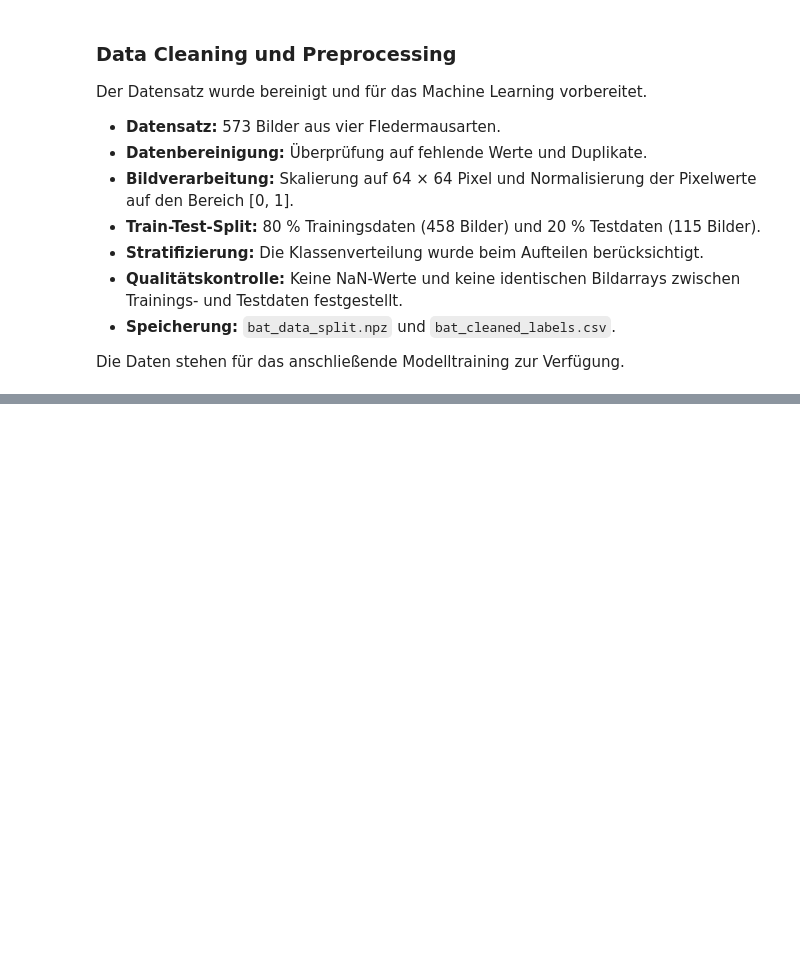
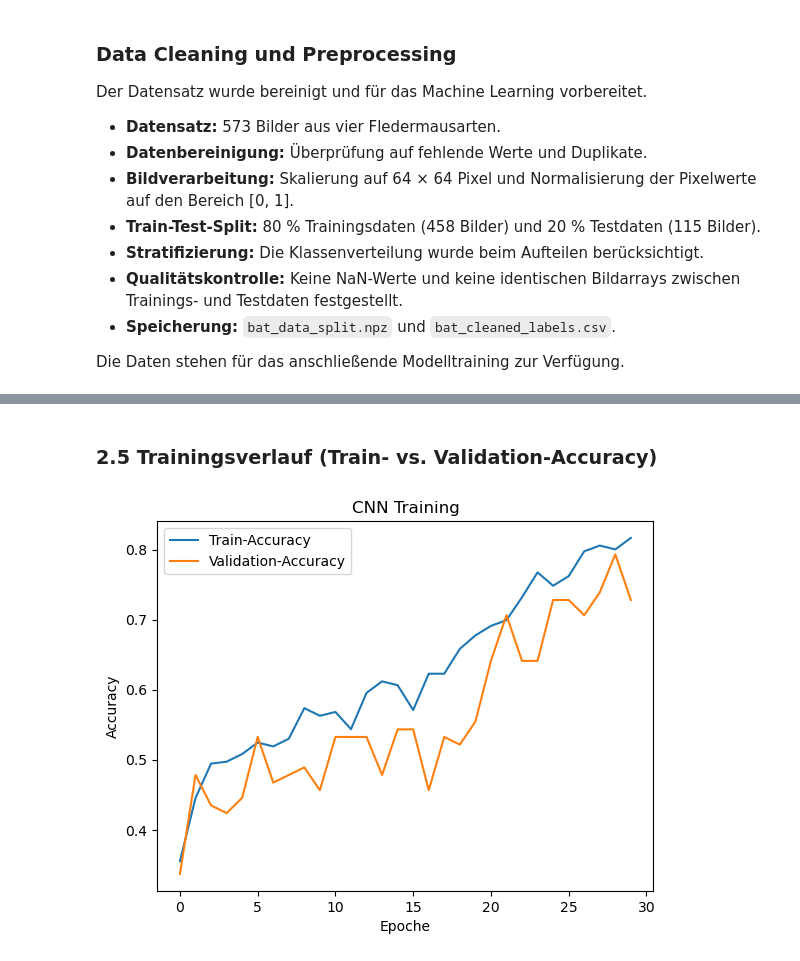
Before and after one commit to tasnim129/bat-orientation-calls, a Jupyter notebook: Bat_Orien_ML.ipynb, the cells around one changed output, grey strips where cells are left out. Cells and saved outputs as stored; diff of their text form; code cells hidden in the pictures; blank space fills up the shorter version.

```diff
--- a/Bat_Orien_ML.ipynb
+++ b/Bat_Orien_ML.ipynb
@@ -424,0 +446,5 @@ Die Daten stehen für das anschließende Modelltraining zur Verfügung.
+# %%
+for tiefe in [3, 5, 10, None]:
+    scores = cross_val_score(DecisionTreeClassifier(max_depth=tiefe, random_state=42),
+                             X_train, y_train, cv=5)
+    print("max_depth =", tiefe, " CV-Accuracy:", round(scores.mean(), 3))
@@ -424,0 +523,18 @@ Die Daten stehen für das anschließende Modelltraining zur Verfügung.
+# %%
+cnn = keras.Sequential([
+    layers.Input(shape=(64, 64, 1)),
+    layers.Conv2D(16, (3, 3), activation="relu"),   # 16 Lupen: kleine Muster
+    layers.MaxPooling2D((2, 2)),                     # Bild halb so groß
+    layers.Conv2D(32, (3, 3), activation="relu"),   # 32 Lupen: größere Muster
+    layers.MaxPooling2D((2, 2)),
+    layers.Flatten(),                                # in eine Reihe
+    layers.Dense(64, activation="relu"),             # entscheiden
+    layers.Dropout(0.3),                             # gegen Overfitting
+    layers.Dense(4, activation="softmax"),           # 4 Arten
+])
+
+cnn.compile(optimizer="adam",
+            loss="sparse_categorical_crossentropy",
+            metrics=["accuracy"])
+
+cnn.summary()
@@ -424,0 +567,12 @@ Die Daten stehen für das anschließende Modelltraining zur Verfügung.
+# %%
+stopp = keras.callbacks.EarlyStopping(patience=5, restore_best_weights=True)
+
+history = cnn.fit(
+    X_train_cnn, y_train_nr,
+    epochs=30,
+    batch_size=32,
+    validation_split=0.2,     # 20 % von Train = Validation
+    callbacks=[stopp]
+)
+
+print("Beste Validation-Accuracy:", round(max(history.history["val_accuracy"]), 3))
@@ -424,0 +597,12 @@ Die Daten stehen für das anschließende Modelltraining zur Verfügung.
+# %% [markdown]
+### 2.5 Trainingsverlauf (Train- vs. Validation-Accuracy)
+# %%
+plt.plot(history.history["accuracy"], label="Train-Accuracy")
+plt.plot(history.history["val_accuracy"], label="Validation-Accuracy")
+plt.xlabel("Epoche")
+plt.ylabel("Accuracy")
+plt.title("CNN Training")
+plt.legend()
+plt.show()
+# %% [output]
+[figure, added]
```
Also changed, not shown: parts of 25 cells of this notebook.
